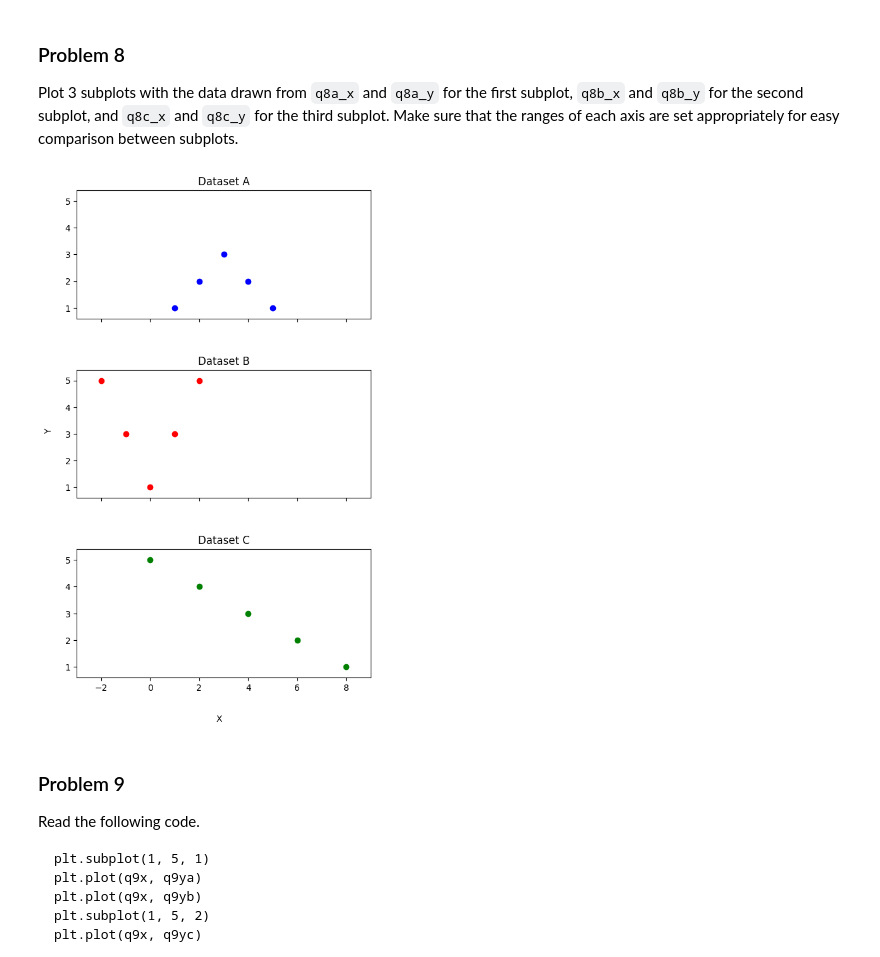
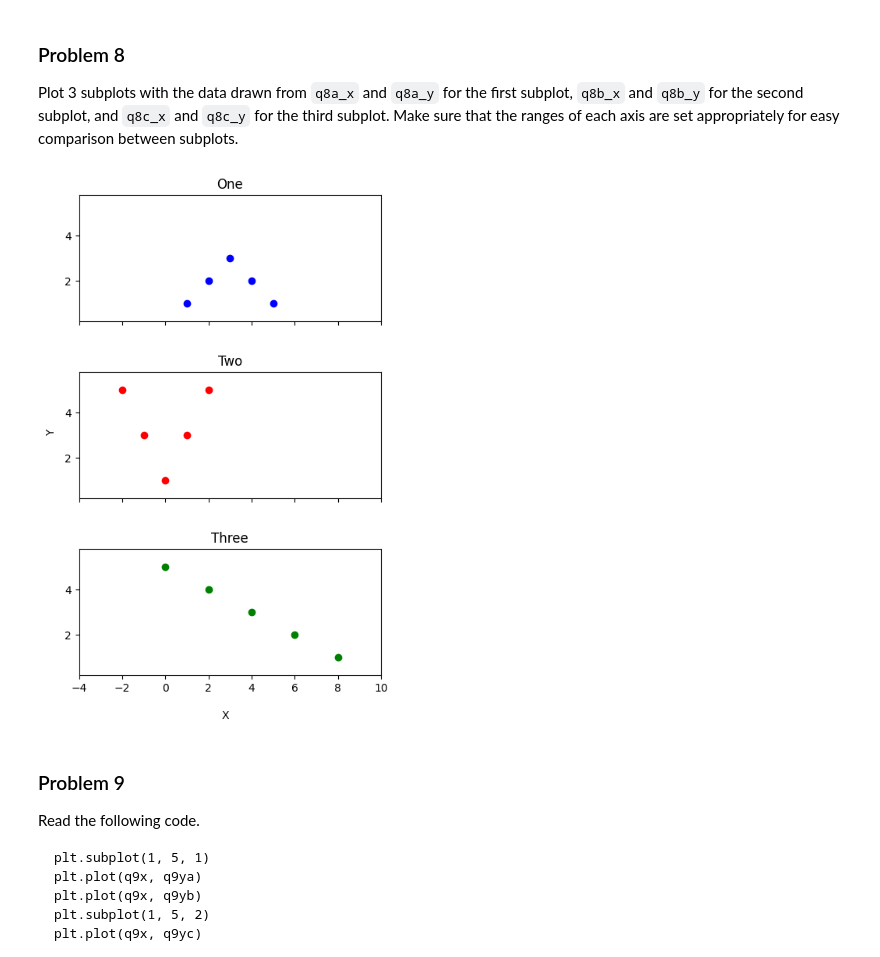
Before and after one commit to chloewinter99/dx602-homework-05, a Jupyter notebook: homework.ipynb, the cells around one changed output. Saved outputs shown, nothing was run; the diff lists cells and outputs as text; code cells hidden in the pictures.

```diff
--- a/homework.ipynb
+++ b/homework.ipynb
@@ -141,7 +141,7 @@ datasets = [(q4strawberries, 'Strawberries', 'red'),(q4bananas, 'Bananas', 'yell
 for i, (data, label, color) in enumerate(datasets, start=1):
     plt.subplot(2, 1, i)
     plt.plot(q4days, data, color=color, label=label)
-    plt.title(f"{label} Over Time")
+    plt.title(f"{label}")
     plt.ylabel("Quantity")
     if i == 2:
         plt.xlabel("Days")
@@ -243,28 +243,28 @@ q8c_y = [5, 4, 3, 2, 1]
 # %%
 # YOUR CHANGES HERE
 
 datasets = [
-    (q8a_x, q8a_y, "Dataset A", "blue"),
-    (q8b_x, q8b_y, "Dataset B", "red"),
-    (q8c_x, q8c_y, "Dataset C", "green")]
+    (q8a_x, q8a_y, "One", "blue"),
+    (q8b_x, q8b_y, "Two", "red"),
+    (q8c_x, q8c_y, "Three", "green")]
 all_x = q8a_x + q8b_x + q8c_x
 all_y = q8a_y + q8b_y + q8c_y
 x_min, x_max = min(all_x), max(all_x)
 y_min, y_max = min(all_y), max(all_y)
-x_pad = (x_max - x_min) * 0.1
-y_pad = (y_max - y_min) * 0.1
-fig, axs = plt.subplots(3, 1, figsize=(6, 10), sharex=True, sharey=True)
+x_pad = (x_max - x_min) * 0.2
+y_pad = (y_max - y_min) * 0.2
+fig, axs = plt.subplots(3, 1, figsize=(5, 8), sharex=True, sharey=True)
 for i, (x_data, y_data, title, color) in enumerate(datasets):
     axs[i].scatter(x_data, y_data, color=color)
     axs[i].set_title(title)
     axs[i].set_xlim(x_min - x_pad, x_max + x_pad)
     axs[i].set_ylim(y_min - y_pad, y_max + y_pad)
 fig.text(0.5, 0.04, 'X', ha='center')
 fig.text(0.04, 0.5, 'Y', va='center', rotation='vertical')
 
 plt.subplots_adjust(hspace=0.4)
 # %% [output]
-[figure, old version]
+[figure, new version]
 # %% [markdown]
 ### Problem 9
 
```
Also changed, not shown: parts of 17 cells of this notebook.
